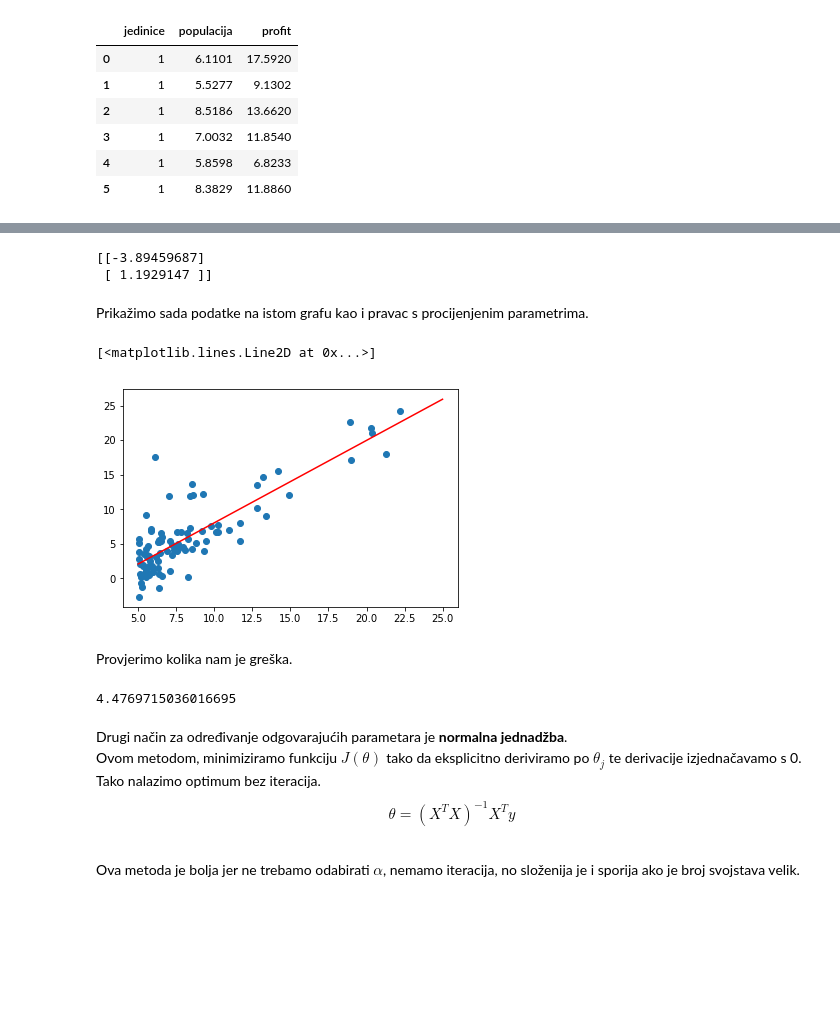
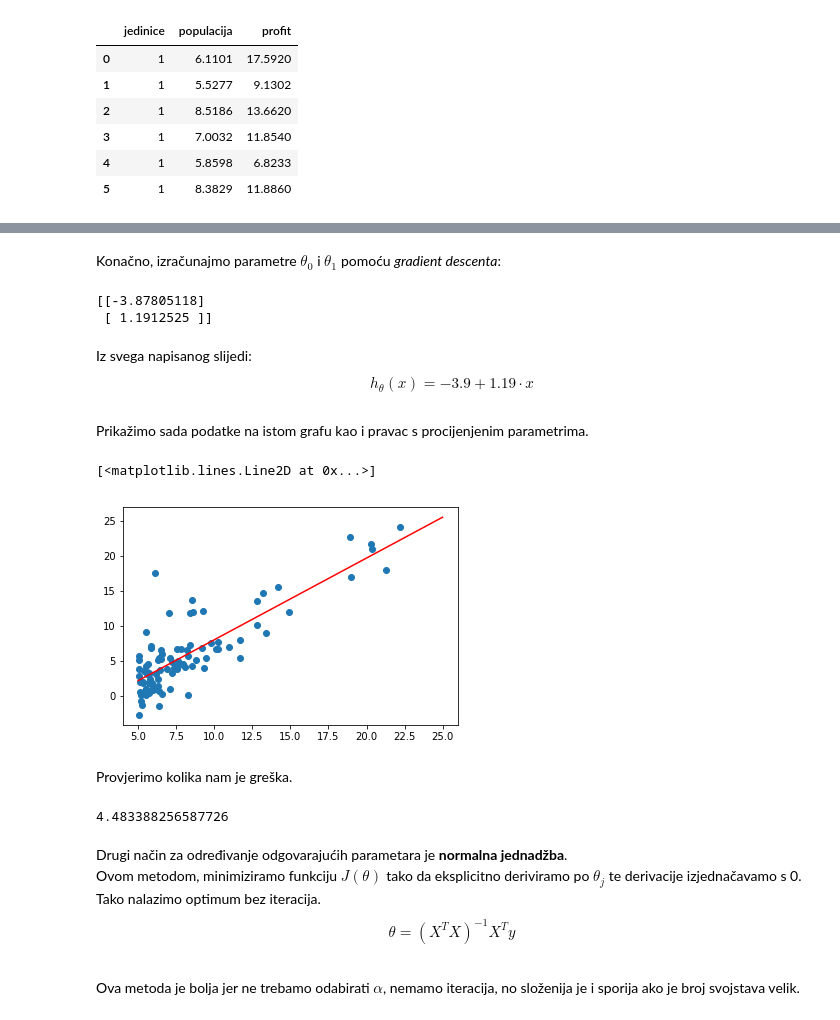
Before and after one commit to lucijamihalj/MSzadaca, a Jupyter notebook: strojno_ucenje.ipynb, the cells around one changed output, grey strips where cells are left out. Saved outputs shown, nothing was run; the diff lists cells and outputs as text; code cells hidden in the pictures; blank space fills up the shorter version.

```diff
--- a/strojno_ucenje.ipynb
+++ b/strojno_ucenje.ipynb
@@ -66,11 +64,6 @@ print(sys.version)
 # %%
-try:
-    food = pd.read_csv('profit.txt', header=None,\
-                       names=['populacija', 'profit'])
-except FileNotFoundError as e:
-    print(e)
-    print("Unexpected error:", sys.exc_info()[0])
-    sys.exit(0)
+food = pd.read_csv('profit.txt', header=None,\
+                   names=['populacija', 'profit'])
 
 food.head(10)
 # %% [output]
@@ -146,7 +143,7 @@ def gradient_descent(X, y, theta, alpha, iterations):
 # %% [markdown]
 Korisno je koristiti vektorizirani oblik gradijenta za lakše izračunavanje.
 # %%
-def gradient_descent_vectorized(X, y, theta, alpha, iterations):
+def gradient_descent_vectorized(theta, X, y, alpha, iterations):
     m = np.size(y)
     step = alpha/m
     for i in range(iterations):
@@ -176,0 +168,4 @@ new_profit = matrix(profit).T
+# %%
+food = matrix(food)
+X_population = food[:,0:2]
+y_profit = matrix(profit).T
@@ -177,27 +176,29 @@ new_profit = matrix(profit).T
+# %% [markdown]
+Konačno, izračunajmo parametre $\theta_{0}$ i $\theta_{1}$ pomoću *gradient descenta*:
 # %%
-theta_new = gradient_descent_vectorized(new_population, new_profit, theta, alpha=0.01, iterations=1500)
+theta_new = gradient_descent_vectorized(theta, X_population, y_profit, alpha=0.01, iterations=1500)
 # %% [output]
-[[-3.89459687]
- [ 1.1929147 ]]
+[[-3.87805118]
+ [ 1.1912525 ]]
+# %% [markdown]
+Iz svega napisanog slijedi: $$h_{\theta}(x)=-3.9 + 1.19\cdot x$$
 # %% [markdown]
 Prikažimo sada podatke na istom grafu kao i pravac s procijenjenim parametrima.
 # %%
-populacija = food.populacija.values
-profit = food.profit.values
 plt.figure()
 plt.scatter(populacija, profit, marker='o')
 x_axis = np.arange(5.0,25.0,0.01)
 h_food = theta_new[0] + theta_new[1]*x_axis
 plt.plot(x_axis, h_food.T, c='r')
 # %% [output]
 [<matplotlib.lines.Line2D at 0x...>]
-[figure, old version]
+[figure, new version]
 # %% [markdown]
 Provjerimo kolika nam je greška.
 # %%
-cost(new_population, new_profit, theta_new).item(0)
+cost(theta_new, X_population, y_profit).item(0)
 # %% [output]
-4.4769715036016695
+4.483388256587726
 # %% [markdown]
 Drugi način za  određivanje odgovarajućih parametara je **normalna jednadžba**. <br>
 Ovom metodom, minimiziramo funkciju $J(\theta)$ tako da eksplicitno deriviramo po $\theta_{j}$ te derivacije izjednačavamo s 0. Tako nalazimo optimum bez iteracija.
```
Also changed, not shown: parts of 39 cells of this notebook.
